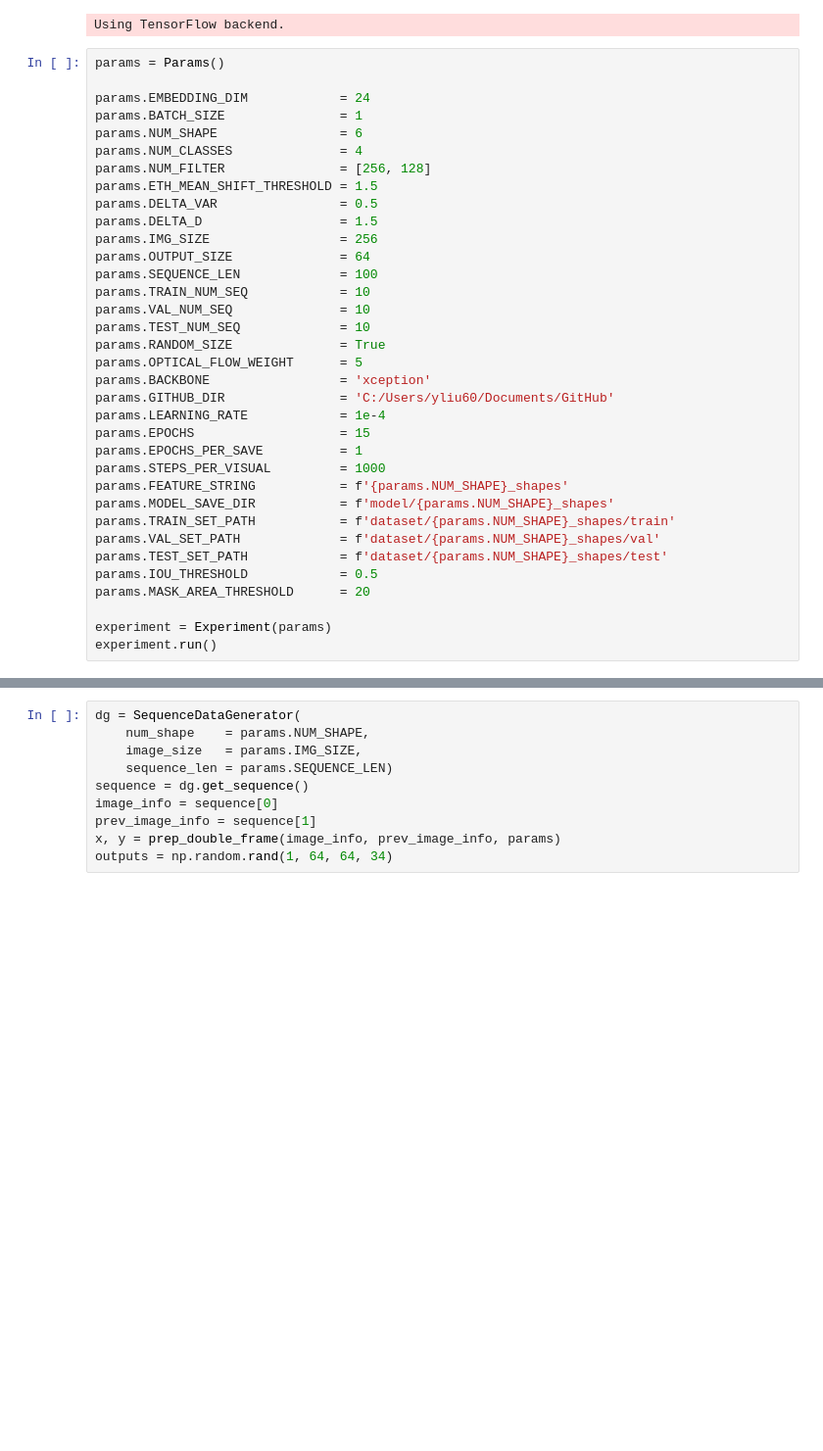
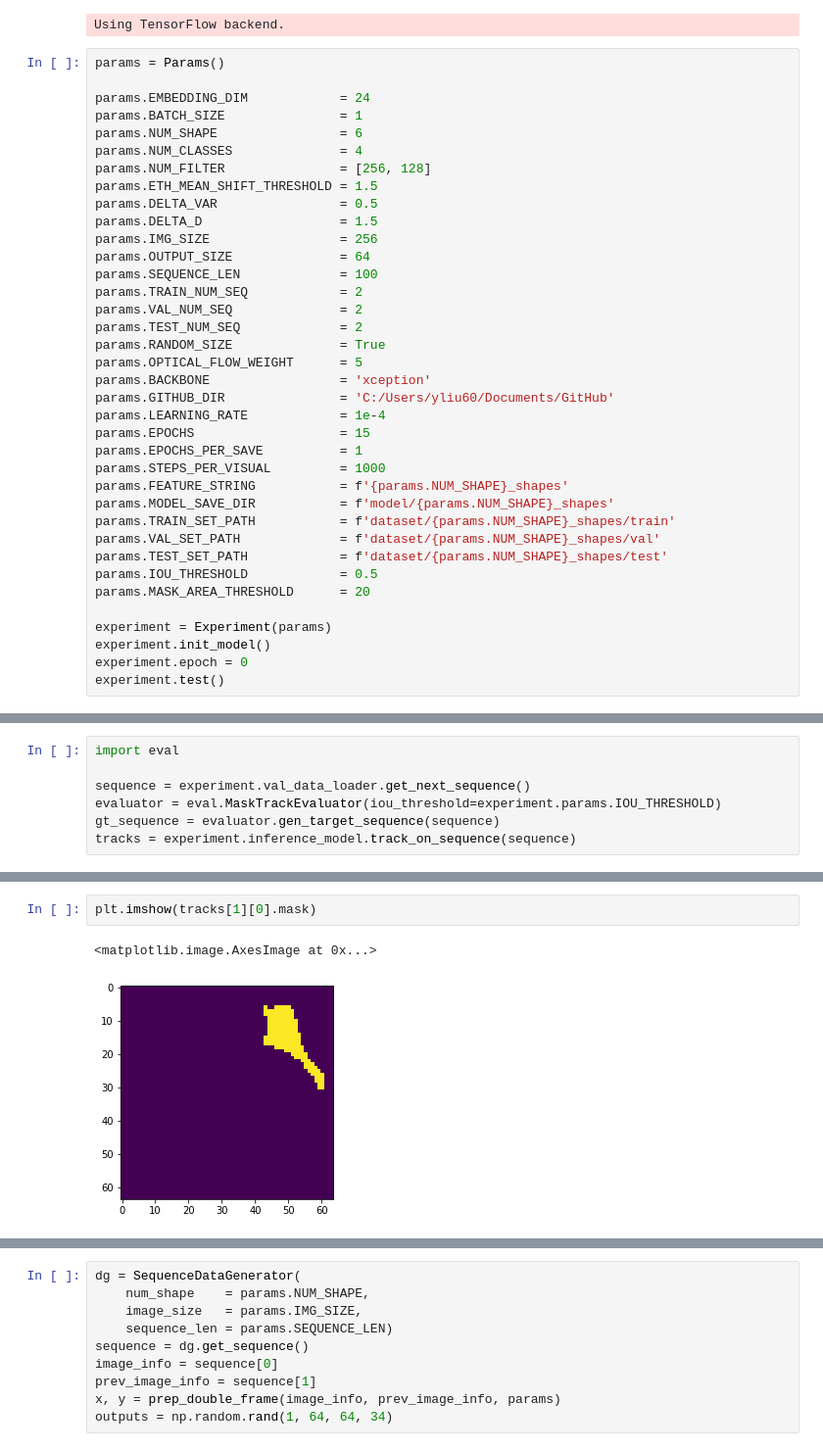
Before and after one commit to yanfengliu/embedding_tracking, a Jupyter notebook: NB-keras-main.ipynb, the cells around one changed output, grey strips where cells are left out. Shown: that part at 98% size. Cells and saved outputs as stored; diff of their text form; blank space fills up the shorter version.

```diff
--- a/NB-keras-main.ipynb
+++ b/NB-keras-main.ipynb
@@ -17,9 +17,9 @@ params.DELTA_D                  = 1.5
 params.IMG_SIZE                 = 256
 params.OUTPUT_SIZE              = 64
 params.SEQUENCE_LEN             = 100
-params.TRAIN_NUM_SEQ            = 10
-params.VAL_NUM_SEQ              = 10
-params.TEST_NUM_SEQ             = 10
+params.TRAIN_NUM_SEQ            = 2
+params.VAL_NUM_SEQ              = 2
+params.TEST_NUM_SEQ             = 2
 params.RANDOM_SIZE              = True
 params.OPTICAL_FLOW_WEIGHT      = 5
 params.BACKBONE                 = 'xception'
@@ -37,5 +37,7 @@ params.IOU_THRESHOLD            = 0.5
 params.MASK_AREA_THRESHOLD      = 20
 
 experiment = Experiment(params)
-experiment.run()
+experiment.init_model()
+experiment.epoch = 0
+experiment.test()
 # %% [output]
@@ -52,0 +46,7 @@ WARNING:tensorflow:From C:\Users\yliu60\AppData\Local\Continuum\anaconda3\lib\si
+# %%
+import eval
+
+sequence = experiment.val_data_loader.get_next_sequence()
+evaluator = eval.MaskTrackEvaluator(iou_threshold=experiment.params.IOU_THRESHOLD)
+gt_sequence = evaluator.gen_target_sequence(sequence)
+tracks = experiment.inference_model.track_on_sequence(sequence)
@@ -52,0 +94,5 @@ WARNING:tensorflow:From C:\Users\yliu60\AppData\Local\Continuum\anaconda3\lib\si
+# %%
+plt.imshow(tracks[1][0].mask)
+# %% [output]
+<matplotlib.image.AxesImage at 0x...>
+[figure, added]
```
Also changed, not shown: parts of 19 cells of this notebook, 3 other files.
